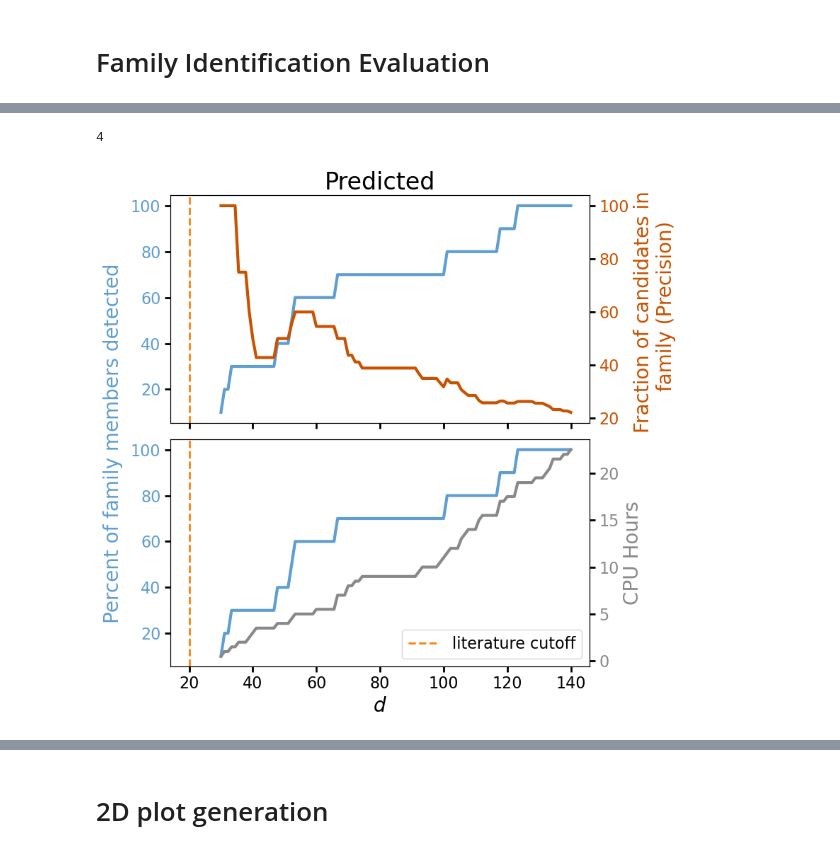
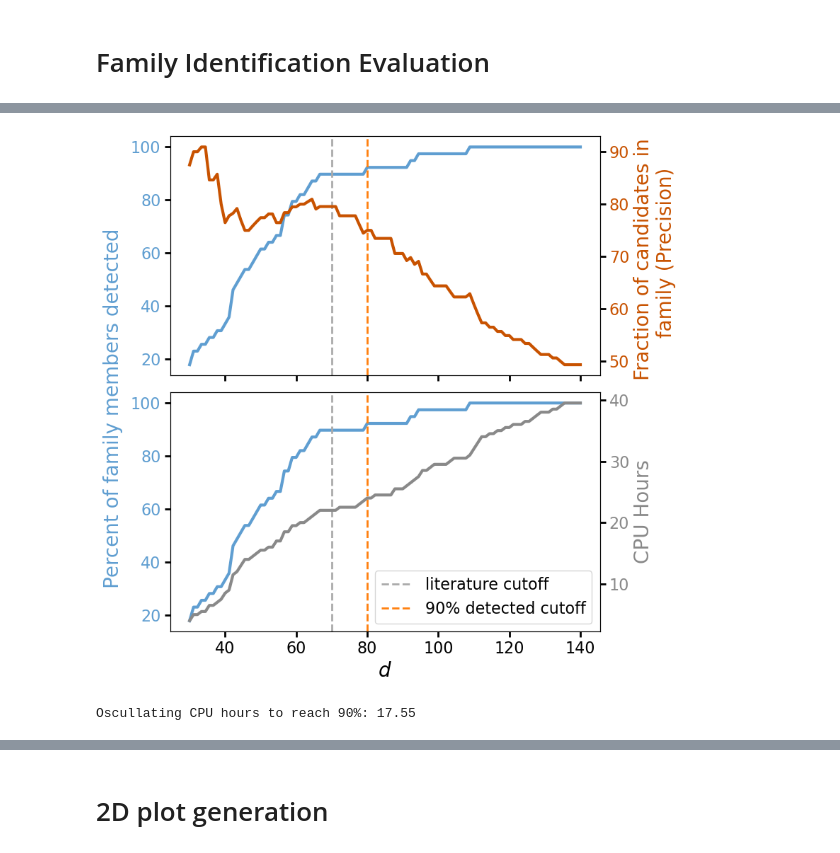
Before and after one commit to YangShen31/proper_elements_prediction, a Jupyter notebook: 4_family_identification/4.1_family_identification.ipynb, the cells around one changed output, grey strips where cells are left out. Cells and saved outputs as stored; diff of their text form; code cells hidden in the pictures.

```diff
--- a/4_family_identification/4.1_family_identification.ipynb
+++ b/4_family_identification/4.1_family_identification.ipynb
@@ -26,8 +31,7 @@ propsini = df_xgb["propsini"]
 test_name_list = df_xgb['Des\'n']
 # %%
 column_names = ['propa', 'prope', 'propsini', 'g', 's', 'H', 'NumOpps', 'PackedName', 'UnpackedName']
-df_Velleda = pd.read_csv("../data/family_tables/inner_61203_chleborad_fam3.csv", header=None, names=column_names)
-# df_Velleda = pd.read_csv("../data/family_tables/.csv", header=None, names=column_names)
+df_Velleda = pd.read_csv("../data/family_tables/inner_126_velleda_fam3.csv", header=None, names=column_names)
 def convert_id(val):
 	val_str = str(val)
 	if val_str.isdigit():
@@ -86,7 +90,7 @@ def calculate_d(a_p, delta_a_p, delta_e_p, delta_sin_i_p):
 	return d
 # %%
 # create a slab enclosing all family members
-def slab_d_calc(family_df_copy, family_pred_df, merged_df, command):
+def slab_d_calc(family_df_copy, family_pred_df_copy, merged_df, command):
 	if command == "osculating":
 		columns_bound = {"a": "a", "e": "e", "sini": "sini"}
 		columns = {"a": "a", "e": "e", "sini": "sini"}
@@ -104,8 +108,8 @@ def slab_d_calc(family_df_copy, family_pred_df, merged_df, command):
 	sini_adds = (family_df_copy[columns_bound["sini"]].max() - family_df_copy[columns_bound["sini"]].min())/2
 
 	a_adds = 0
-	e_adds = 0.01
-	sini_adds = 0.01
+	e_adds = 0
+	sini_adds = 0
 
 	a_min, a_max = family_df_copy[columns_bound["a"]].min() - a_adds, family_df_copy[columns_bound["a"]].max() + a_adds
 	e_min, e_max = family_df_copy[columns_bound["e"]].min() - e_adds, family_df_copy[columns_bound["e"]].max() + e_adds
@@ -141,10 +145,10 @@ def slab_d_calc(family_df_copy, family_pred_df, merged_df, command):
 				})
 	d_df = pd.DataFrame(d_results)
 
-	return d_df, (a_min, a_max, e_min, e_max, sini_min, sini_max)
+	return d_df
 
-d_df_pred, bounds = slab_d_calc(family_df, family_pred_df, df_xgb, "pred")
-d_df_osc, bounds = slab_d_calc(family_df, family_pred_df, df_xgb, "osculating")
+d_df_pred = slab_d_calc(family_df, family_pred_df, df_xgb, "pred")
+d_df_osc = slab_d_calc(family_df, family_pred_df, df_xgb, "osculating")
 # %%
 # Number of family members included in ths slab
 d_df_single = d_df_pred.drop_duplicates(subset = ["name_asteroid"])
@@ -191,13 +164,10 @@ d_df_pred
-# %%
-len(num_asteroids_detected[num_asteroids_detected["name_asteroid"].isin(name_list)])
-# %% [output]
-4
 # %%
 d_values = np.linspace(30, 140, 100)
 percent_detected = []
 cpu_hours = []
 purity = []
-d_published = 20
+d_published = 70
+d_90_cutoff = 80
 
 for d in d_values:
 	filtered_df = d_df_pred[d_df_pred["d"] < d]
@@ -210,38 +180,45 @@ for d in d_values:
 fig, (ax1, ax3) = plt.subplots(2, 1, sharex=True, figsize=(8, 8))
 
 fig.text(-0.03, 0.5, 'Percent of family members detected', va='center', rotation='vertical', color=colors[4], fontsize=20)
 
 ax1.plot(d_values, percent_detected, color=colors[4], rasterized=True)
 # ax1.set_xlabel('d values')
 # ax1.set_ylabel('Percent of family \n members detected', color=colors[4])
 ax1.tick_params(axis='x')
 ax1.tick_params(axis='y', labelcolor=colors[4])
-ax1.axvline(x=d_published, color=colors[1], label = "literature cutoff", linestyle='--', linewidth=2)
-ax1.set_title("Predicted")
+ax1.axvline(x=d_published, color=colors[2], label = "literature cutoff", linestyle='--', linewidth=2)
+ax1.axvline(x=d_90_cutoff, color=colors[1], linestyle='--', linewidth=2, label = "90% detected cutoff")
+# ax1.set_title("Predicted")
 
 ax2 = ax1.twinx()
 ax2.plot(d_values, purity, color=colors[5], label='Purity', rasterized=True)
 ax2.set_ylabel('Fraction of candidates in \n family (Precision)', color=colors[5])
 ax2.tick_params(axis='y', labelcolor=colors[5])
 
 ax3.plot(d_values, percent_detected, color=colors[4], rasterized=True)
 ax3.set_xlabel('$d$')
 # ax3.set_ylabel('Percent of family \n members detected', color=colors[4])
 ax3.tick_params(axis='x')
 ax3.tick_params(axis='y', labelcolor=colors[4])
-ax3.axvline(x=d_published, color=colors[1], linestyle='--', linewidth=2, label = "literature cutoff")
+ax3.axvline(x=d_published, color=colors[2], linestyle='--', linewidth=2, label = "literature cutoff")
+ax3.axvline(x=d_90_cutoff, color=colors[1], linestyle='--', linewidth=2, label = "90% detected cutoff")
 ax3.legend()
 
 ax4 = ax3.twinx()
 ax4.plot(d_values, cpu_hours, color=colors[6], label='CPU Hours')
 ax4.set_ylabel('CPU Hours', color=colors[6])
 ax4.tick_params(axis='y', labelcolor=colors[6])
 
 fig.tight_layout()
-plt.savefig("../plots/percent_precision_CPU.pdf")
+plt.savefig("../plots/percent_precision_CPU.pdf", bbox_inches='tight')
 plt.show()
 # %% [output]
-[figure, old version]
+[figure, new version]
+# %%
+print(f"Oscullating CPU hours to reach 90%: {num_family_slab * 0.9 * 0.5}")
+print(f"ML Proper CPU hours to reach 90%: {num_family_slab * 0.9 * 0.5}")
+# %% [output]
+Oscullating CPU hours to reach 90%: 17.55
 # %%
 d_values = np.linspace(10, 1000, 1000)
 
```
Also changed, not shown: parts of 18 cells of this notebook, 12 other files.
